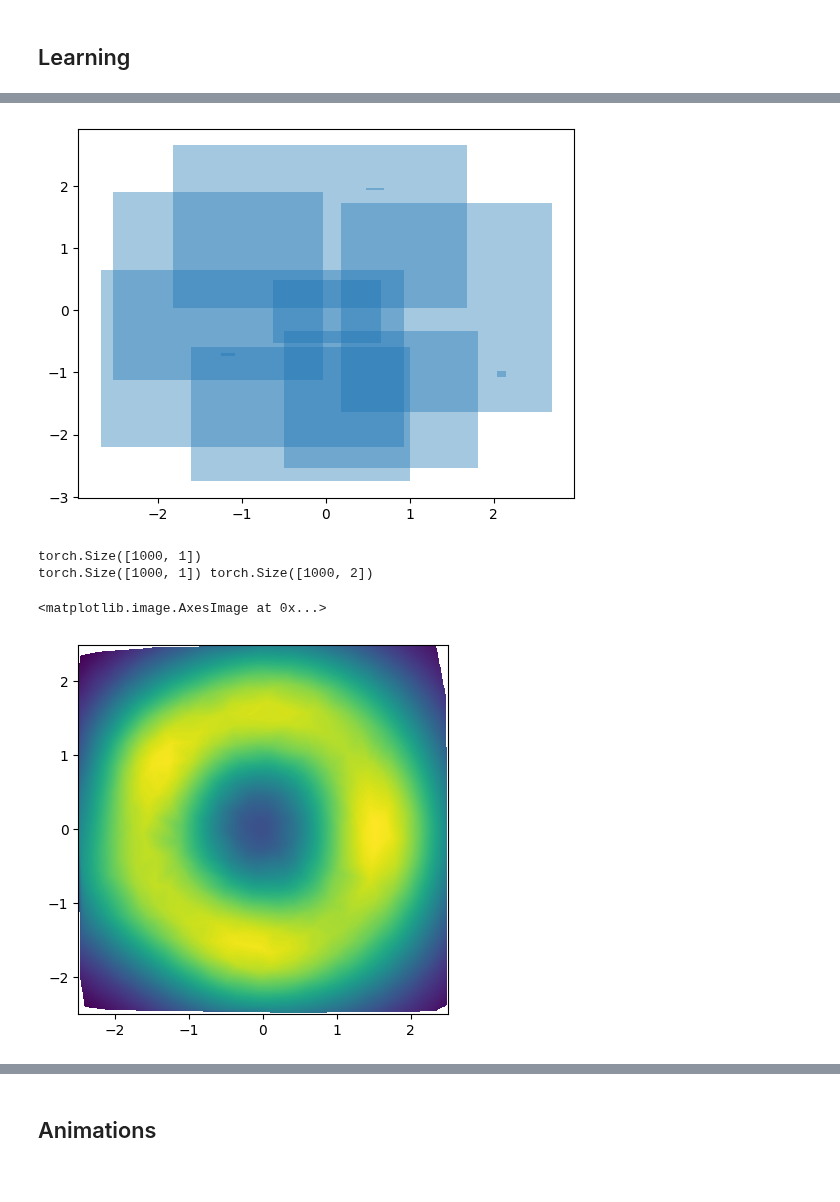
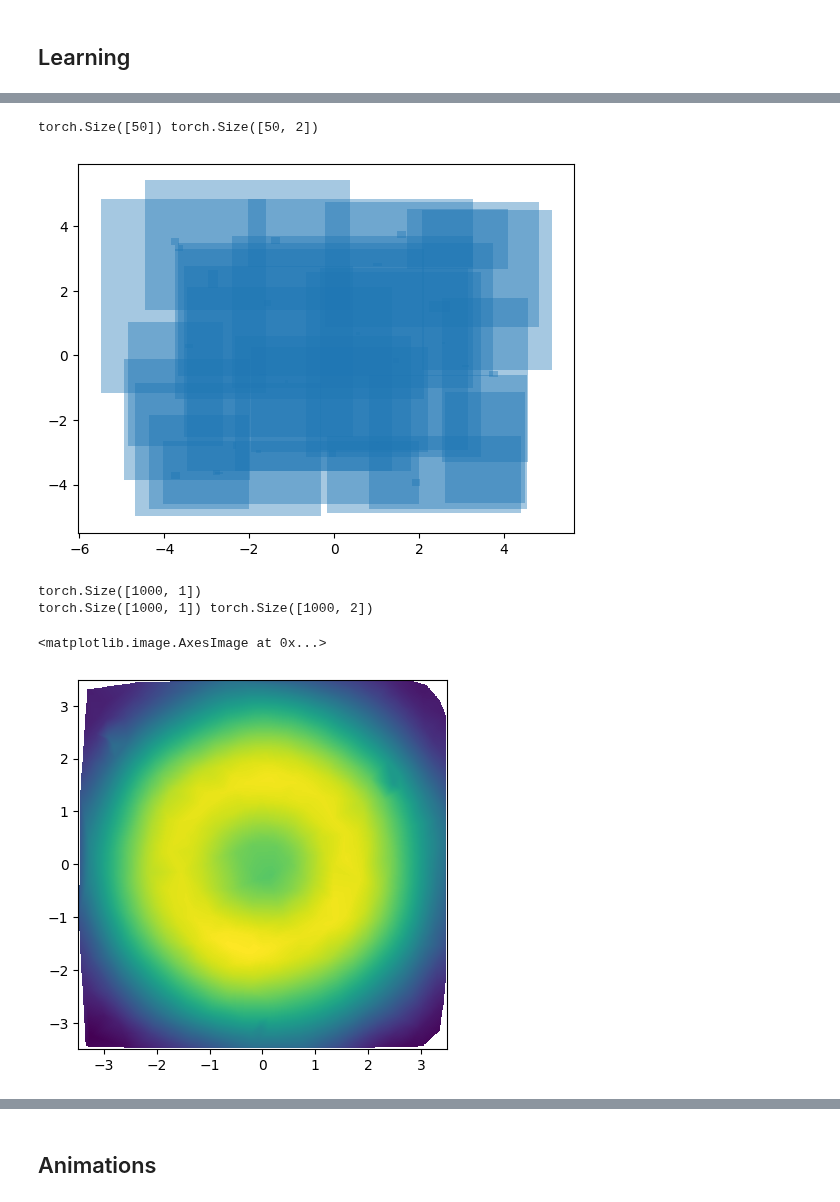
Before and after one commit to nverstaevel/ciel, a Jupyter notebook: examples/gradient_learning/test_gradient.ipynb, the cells around one changed output, grey strips where cells are left out. Cells and saved outputs as stored; diff of their text form; code cells hidden in the pictures.

```diff
--- a/examples/gradient_learning/test_gradient.ipynb
+++ b/examples/gradient_learning/test_gradient.ipynb
@@ -55,6 +57,13 @@ def dim_activated(x: torch.Tensor, h: torch.Tensor, limit_probability: torch.Ten
     mu = (high + low) / 2
     sigma = torch.sqrt(-(high-mu)**2/(2*torch.log(limit_probability)))
     return torch.exp(-(x-mu)**2/(2*sigma**2))
+    low_slope = (1-limit_probability)/(mu - low)
+    high_slope = (1-limit_probability)/(high - mu)
+    return torch.where(
+        x < mu,
+        limit_probability + low_slope * (x - low),
+        limit_probability + high_slope * (high - x)
+    ).clip(0)
 
 batch_dim_activated = torch.vmap(dim_activated, in_dims=(None, 0, None)) # batch over hyperrectangles
 
@@ -64,7 +73,8 @@ x = torch.stack([torch.linspace(0, 6, 100), torch.linspace(1, 4, 100)]).T
 a = batch_dim_activated(x, h1.unsqueeze(0), torch.as_tensor(0.3))
 print(x.shape, h1.shape, a.shape)
 
-plt.plot(x, a[0])
+for i in range(a.size(-1)):
+    plt.plot(x[:, i], a[0, :, i])
 plt.show()
 # %% [output]
 torch.Size([100, 2]) torch.Size([2, 2]) torch.Size([1, 100, 2])
@@ -115,5 +125,5 @@ plot_hypercubes(ax, orthotopes)
 # %%
-n = 1000
+n = 10000
 X = torch.rand((n, 2))
 activations = activated(X, orthotopes, 0.3).mean(0)
 ax = plt.gca()
@@ -152,76 +163,58 @@ fig.colorbar(pcm)
 # %%
-n_agents = 10
+n_agents = 50
 input_dim = 2
 output_dim = 1
 lr = 1e-2
-batch_size = 16
-n_epochs = 20
-limit_probability = 0.3
+batch_size = 64
+n_epochs = 100
+limit_probability = 0.1
 
 # random agents initialization
-side_lengths = torch.ones(n_agents)*0.3
+side_lengths = torch.ones(n_agents)*0.2
 centers = torch.rand((n_agents, 2))*4-2
 # plt.plot(centers[:, 0], centers[:, 1], "ro")
 # plt.plot(centers[:, 0], centers[:, 1])
-orthotopes:torch.Tensor = batch_create_hypercube(centers, side_lengths)
+print(side_lengths.shape, centers.shape)
+orthotopes:torch.Tensor = torch.nn.Parameter(batch_create_hypercube(centers, side_lengths))
 orthotopes.requires_grad_()
-parameters = torch.randn(
+parameters = torch.nn.Parameter(torch.randn(
             n_agents,
             input_dim + 1,
             output_dim,
             dtype=torch.float,
             requires_grad=True,
-        )  # (n_agents, input_dim+1, output_dim) Tensor of linear models
+        ))  # (n_agents, input_dim+1, output_dim) Tensor of linear models
 
 train_dataloader = DataLoader(train_dataset, batch_size=batch_size)
 
 optimizer = torch.optim.Adam([orthotopes, parameters], lr=lr)
 
 parameters_hist = [parameters.detach().clone()]
 orthotopes_hist = [orthotopes.detach().clone()]
 
 _step = 0
 for e in range(n_epochs):
-    # training loop
-    # 1: activations
-    # 2: predictions
-    # 3: loss => mse_loss
-    # 4: update
     for b_X, b_y in train_dataloader:
         activations = activated(b_X, orthotopes, limit_probability).unsqueeze(-1)
         predictions = torch.mean(batch_predict_linear_regression(b_X, parameters) * activations, dim=0)
         loss = torch.nn.functional.mse_loss(predictions, b_y)
 
         optimizer.zero_grad()
         loss.backward()
         optimizer.step()
 
         parameters_hist += [parameters.detach().clone()]
         orthotopes_hist += [orthotopes.detach().clone()]
 
     _step += 1
 
-    # activations = activated(X, orthotopes, limit_probability).unsqueeze(-1)
-    # predictions = torch.mean(batch_predict_linear_regression(X, parameters) * activations, dim=0).detach()
-    # ax = plt.gca()
-    # plot_as_heatmap(ax, X[:, 0], X[:, 1], predictions)
-    # plt.savefig(f"tmp/pred/pred_{_step:05}.png")
-    # plt.cla()
-    # plt.clf()
-
-    # ax = plt.gca()
-    # ax.scatter(X[:, 0], X[:, 1], alpha=0)
-    # plot_hypercubes(ax, orthotopes.detach())
-    # plt.savefig(f"tmp/orthotopes/ortho_{_step:05}.png")
-    # plt.cla()
-    # plt.clf()
-
 
 ax = plt.gca()
 ax.scatter(centers[:, 0], centers[:, 1], alpha=0)
 plot_hypercubes(ax, orthotopes.detach())
 # %% [output]
+torch.Size([50]) torch.Size([50, 2])
-[figure, old version]
+[figure, new version]
 # %%
 activations = activated(X, orthotopes, limit_probability).unsqueeze(-1).detach()
 y = torch.mean(batch_predict_linear_regression(X, parameters) * activations, dim=0).detach()
@@ -233,7 +226,7 @@ plot_as_heatmap(ax, X[:, 0], X[:, 1], y)
 torch.Size([1000, 1])
 torch.Size([1000, 1]) torch.Size([1000, 2])
 <matplotlib.image.AxesImage at 0x...>
-[figure, old version]
+[figure, new version]
 # %%
 ax = plt.gca()
 activations = activated(X, orthotopes, limit_probability).sum(dim=0).detach()
```
Also changed, not shown: parts of 10 cells of this notebook, 2 other files.
